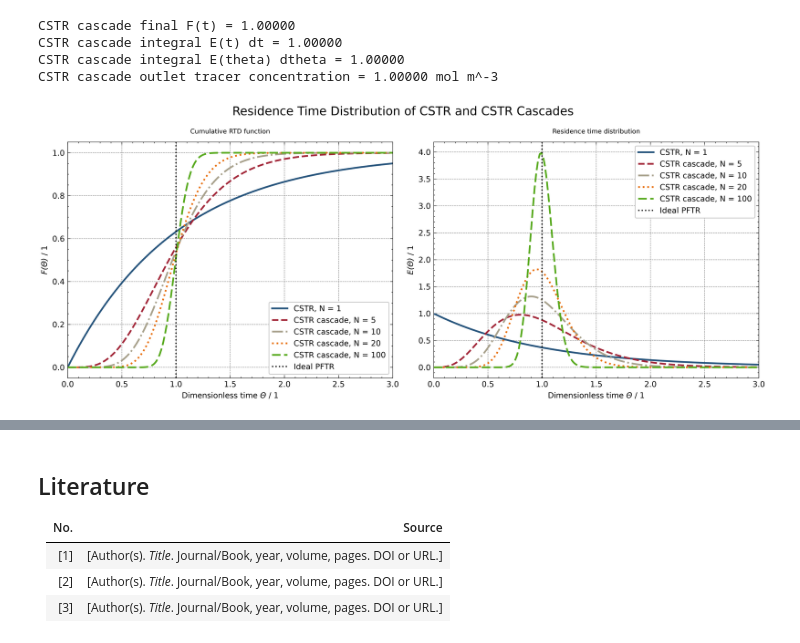
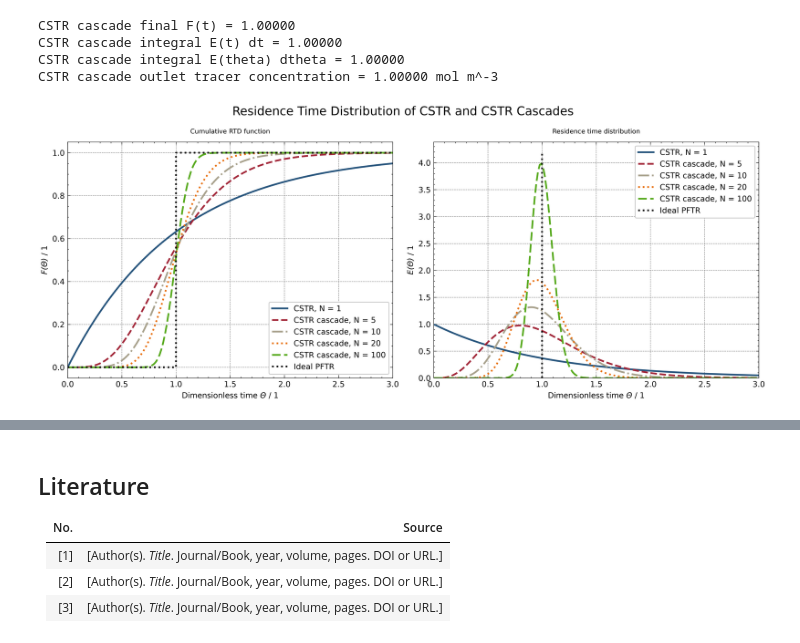
Before and after one commit to JulianStierstorfer/CRE3-Assignment-4, a Jupyter notebook: Assignment 4 Group 6.ipynb, the cells around one changed output, grey strips where cells are left out. Drawn from its saved outputs; the diff is of its cells as text; code cells hidden in the pictures.

```diff
--- a/Assignment 4 Group 6.ipynb
+++ b/Assignment 4 Group 6.ipynb
@@ -416,7 +419,7 @@ c_in = np.array([c_A_in, 0.0])    # inlet concentration vector [A, B], mol m^-3
 stoich_coeff = np.array([-1, 1]) # stoichiometric coefficients for A -> B, -
 k = 1.0                          # rate constant, unit depends on n
 n = 1.0                          # reaction order, -
-Bo = 50.0                        # Bodenstein number, -
+Bo = 20.0                        # Bodenstein number, -
 # %% [markdown]
 The reactor and flow parameters are calculated from the previously defined input values. First, the reactor and upstream cross-sectional areas are determined from the corresponding diameters. The reactor volume is then calculated from the reactor area and length.
 
@@ -1675,7 +2123,7 @@ N_cascade_values = [5, 10, 20, 100]    # number of tanks in cascade, -
 cascade_rtd_results = {}
 
 for N_i in N_cascade_values:
-    tau_tank_i = tau_total_rtd / N_i      # residence time per tank, s
+    tau_tank_i = tau_total_rtd / N_i   # residence time per tank, s
 
     def cstr_cascade_tracer_model_N(t, c_T):
         dc_T_dt = np.zeros_like(c_T)
@@ -1714,6 +2162,11 @@ for N_i in N_cascade_values:
     }
 
 
+# Ideal PFTR reference for F(theta): step function
+theta_pftr_ref = np.array([0.0, 1.0, 1.0, 3.0])
+F_pftr_ref = np.array([0.0, 0.0, 1.0, 1.0])
+
+
 fig, axes = plt.subplots(1, 2, figsize=(12, 5), dpi=500)
 
 # F-functions
@@ -1736,13 +2189,15 @@ for i, N_i in enumerate(N_cascade_values):
         label=f"CSTR cascade, N = {N_i}",
     )
 
-axes[0].axvline(
-    1.0,
+axes[0].plot(
+    theta_pftr_ref,
+    F_pftr_ref,
     color="black",
     linestyle=":",
-    linewidth=1.5,
+    linewidth=2,
     label="Ideal PFTR",
 )
+
 axes[0].set_xlabel(r"Dimensionless time $\Theta$ / 1")
 axes[0].set_ylabel(r"$F(\Theta)$ / 1")
 axes[0].set_title("Cumulative RTD function")
@@ -1760,34 +2215,43 @@ axes[1].plot(
     color=iciw_color_cycle[0],
     linestyle=linestyles[0],
     label="CSTR, N = 1",
 )
 
 for i, N_i in enumerate(N_cascade_values):
     axes[1].plot(
         cascade_rtd_results[N_i]["theta"],
         cascade_rtd_results[N_i]["E_theta"],
         linewidth=2,
         color=iciw_color_cycle[(i + 1) % len(iciw_color_cycle)],
         linestyle=linestyles[(i + 1) % len(linestyles)],
         label=f"CSTR cascade, N = {N_i}",
     )
 
-axes[1].axvline(
-    1.0,
+# Ideal PFTR reference for E(theta): symbolic Dirac impulse
+E_max_plot = max(
+    np.max(E_theta_cstr),
+    max(np.max(cascade_rtd_results[N_i]["E_theta"]) for N_i in N_cascade_values),
+)
+
+axes[1].plot(
+    [1.0, 1.0],
+    [0.0, 1.05 * E_max_plot],
     color="black",
     linestyle=":",
-    linewidth=1.5,
+    linewidth=2,
     label="Ideal PFTR",
 )
+
 axes[1].set_xlabel(r"Dimensionless time $\Theta$ / 1")
 axes[1].set_ylabel(r"$E(\Theta)$ / 1")
 axes[1].set_title("Residence time distribution")
 axes[1].set_xlim(0.0, 3.0)
+axes[1].set_ylim(0.0, 1.1 * E_max_plot)
 axes[1].grid(True)
 axes[1].legend()
 
 fig.suptitle("Residence Time Distribution of CSTR and CSTR Cascades", fontsize=14)
 fig.tight_layout()
 plt.show()
 # %% [output]
-[figure, old version]
+[figure, new version]
```
Also changed, not shown: parts of 29 cells of this notebook.
